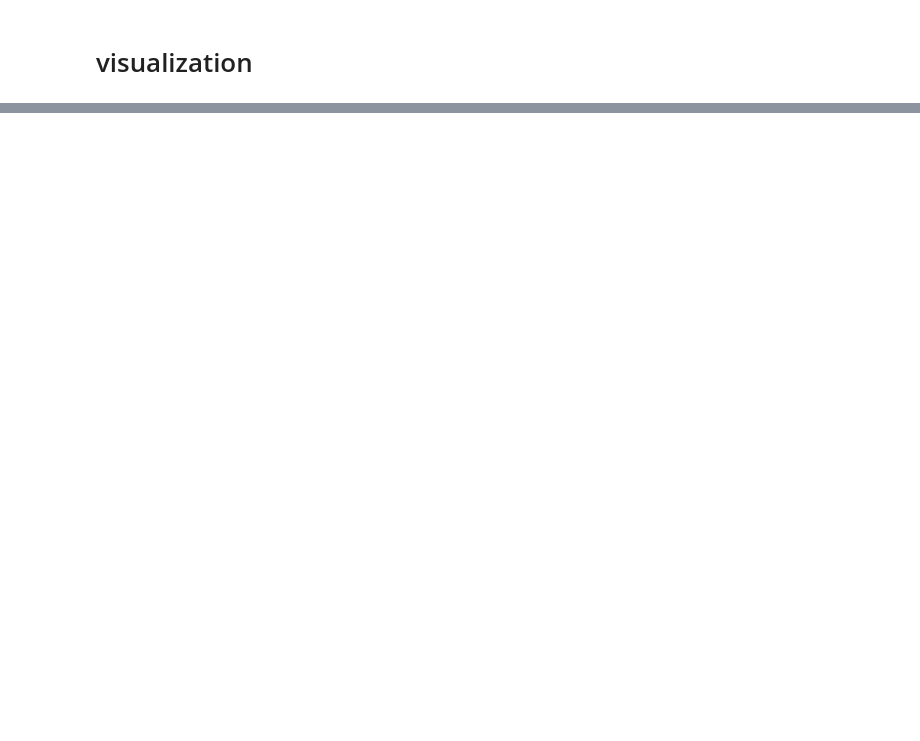
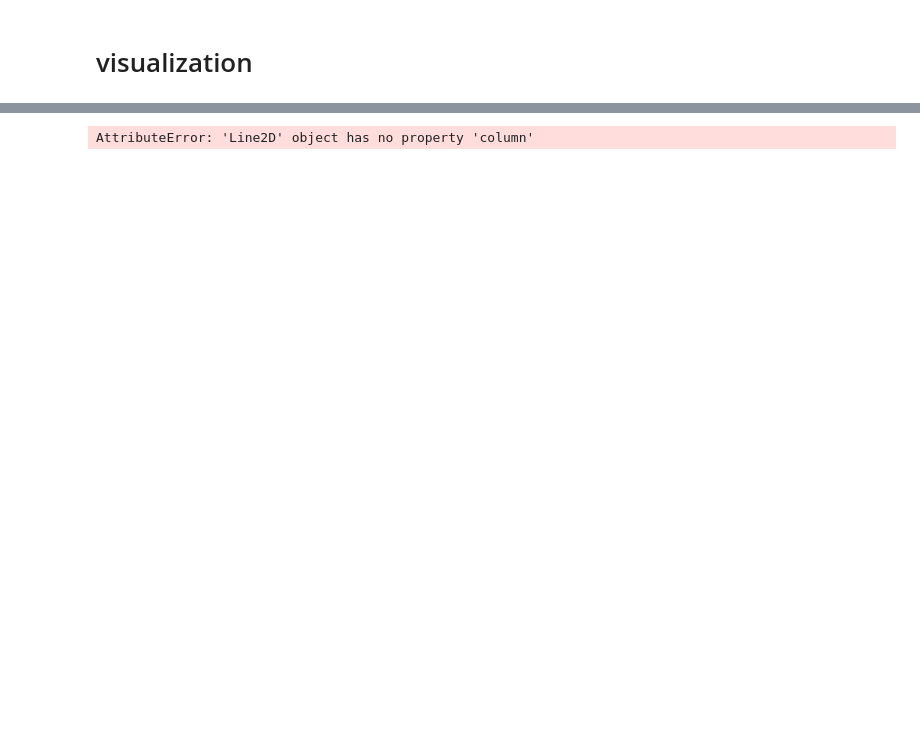
Before and after one commit to daragoldberg/phx, a Jupyter notebook: notebooks/USPS_zip_net_phx.ipynb, the cells around one changed output, grey strips where cells are left out. Drawn from its saved outputs; the diff is of its cells as text; code cells hidden in the pictures; blank space fills up the shorter version.

```diff
--- a/notebooks/USPS_zip_net_phx.ipynb
+++ b/notebooks/USPS_zip_net_phx.ipynb
@@ -127,0 +195,18 @@ ann =
+# %%
+def net_maps(gdf,year):
+    fig, ax = plt.subplots(1, figsize = (20,16))
+    ax.axis('off')
+    divnorm = mpl.colors.TwoSlopeNorm(vmin= -1000, vcenter = 0,vmax = 1000)
+    sm = plt.cm.ScalarMappable(cmap='RdBu', norm=divnorm)
+    sm.set_array([])
+    gdf.plot(column = 'n_tot', cmap = 'RdBu', edgecolor="face", norm = divnorm, linewidth=0.4, ax = ax)
+    fig.colorbar(sm)
+    ax.set_title(f'Net Migration {year}', color = 'k',  fontsize = 15)
+    #plt.savefig(f'../viz/net_{year}.jpg', dpi = 300) # saving each year
+# %%
+for y in years:
+    gdf = netdf[netdf.year==y]
+    net_maps(gdf,y)
+# %% [output]
+AttributeError: 'Line2D' object has no property 'column'
+[figure, added]
```
Also changed, not shown: parts of 21 cells of this notebook, 13 other files.
